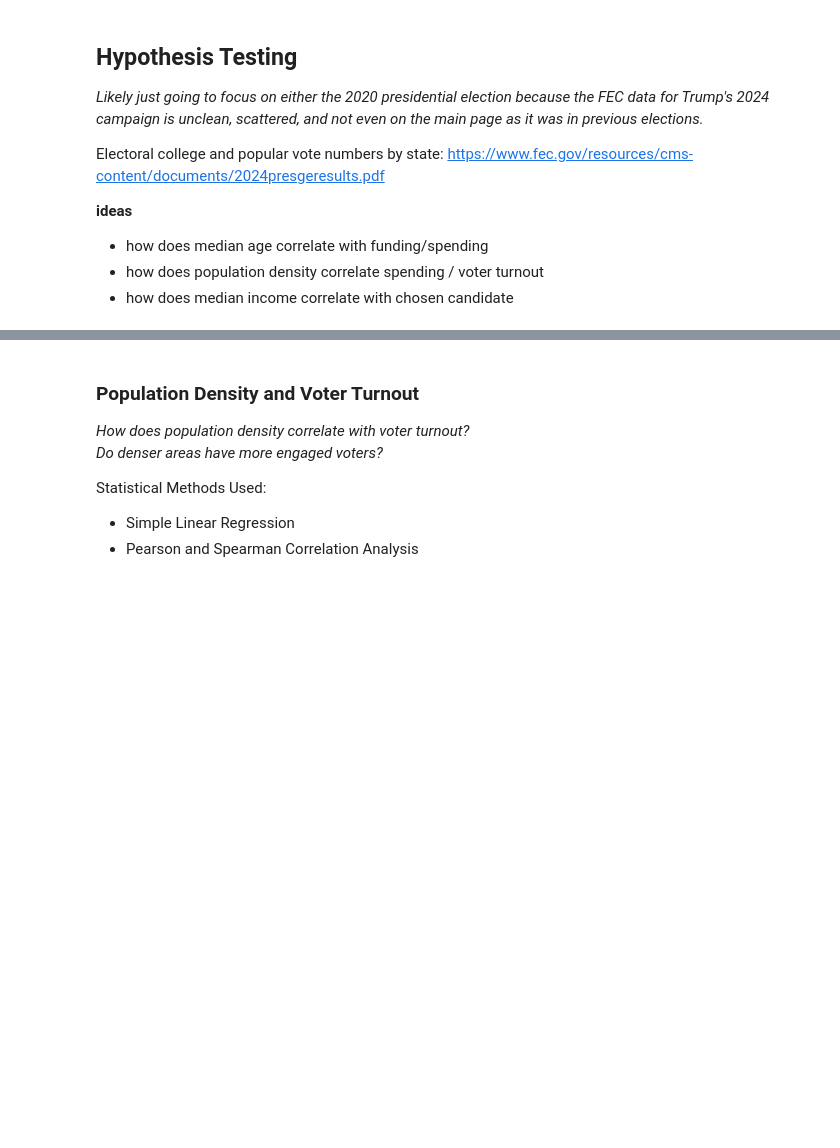
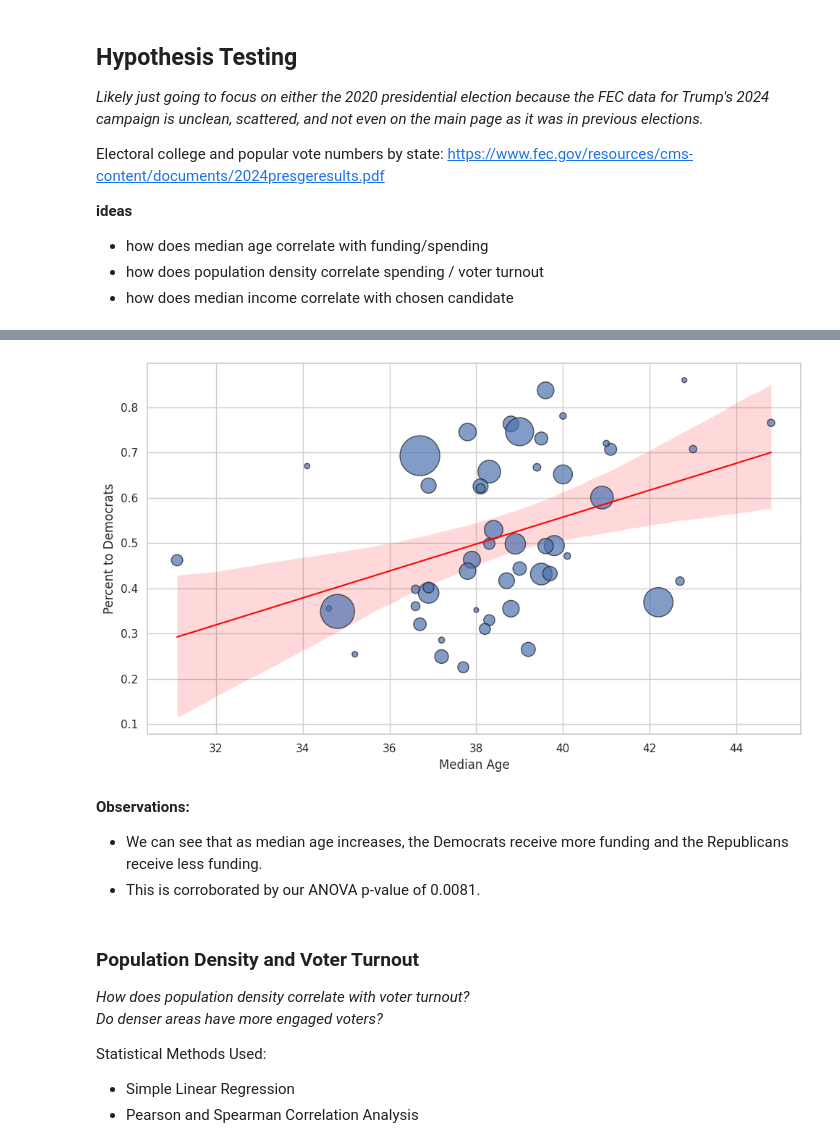
Before and after one commit to 9t8/cmsc320_project, a Jupyter notebook: c2.ipynb, the cells around one changed output, grey strips where cells are left out. Drawn from its saved outputs; the diff is of its cells as text; code cells hidden in the pictures; blank space fills up the shorter version.

```diff
--- a/c2.ipynb
+++ b/c2.ipynb
@@ -126,0 +127,9 @@ independent_expenditure
+# %%
+state_contributions = pd.read_csv("state_spending.csv")
+state_contributions = state_contributions.rename(columns = {"State (or District)" : "Name"}).drop(columns = ['Rank'])
+state_contributions["Total Contributions"] = state_contributions['Total Contributions'].str.replace("$", "").astype(int)
+state_contributions["Percent to Democrats"] = state_contributions['Percent to Democrats'].str.replace("%", "").astype(float) / 100
+state_contributions["Percent to Republicans"] = state_contributions['Percent to Republicans'].str.replace("%", "").astype(float) / 100
+state_contributions['Contributions to Democrats'] = state_contributions['Total Contributions'] * state_contributions["Percent to Democrats"]
+state_contributions['Contributions to Republicans'] = state_contributions["Total Contributions"] * state_contributions["Percent to Republicans"]
+state_contributions
@@ -142,3 +220,26 @@ Electoral college and popular vote numbers by state: https://www.fec.gov/resourc
+# %%
+plt.figure(figsize=(10, 6))
+sns.set_theme(style="whitegrid")
+
+# Regression Line
+sns.regplot(data=joint_df, x='Median Age', y='Percent to Democrats', scatter=False, color='red', line_kws={'linewidth':1.5})
+
+# Scatter Plot
+plt.scatter(
+    x=joint_df['Median Age'],
+    y=joint_df['Percent to Democrats'],
+    s=joint_df['Population'] / 25000,
+    alpha=0.7,
+    edgecolor='k'
+)
+plt.tight_layout()
+plt.show()
+# %% [output]
+[figure, added]
+# %% [markdown]
+**Observations:**
+- We can see that as median age increases, the Democrats receive more funding and the Republicans receive less funding.
+- This is corroborated by our ANOVA p-value of 0.0081.
 # %% [markdown]
 ### Population Density and Voter Turnout
 *How does population density correlate with voter turnout?* \
```
Also changed, not shown: parts of 9 cells of this notebook, 1 other file.
